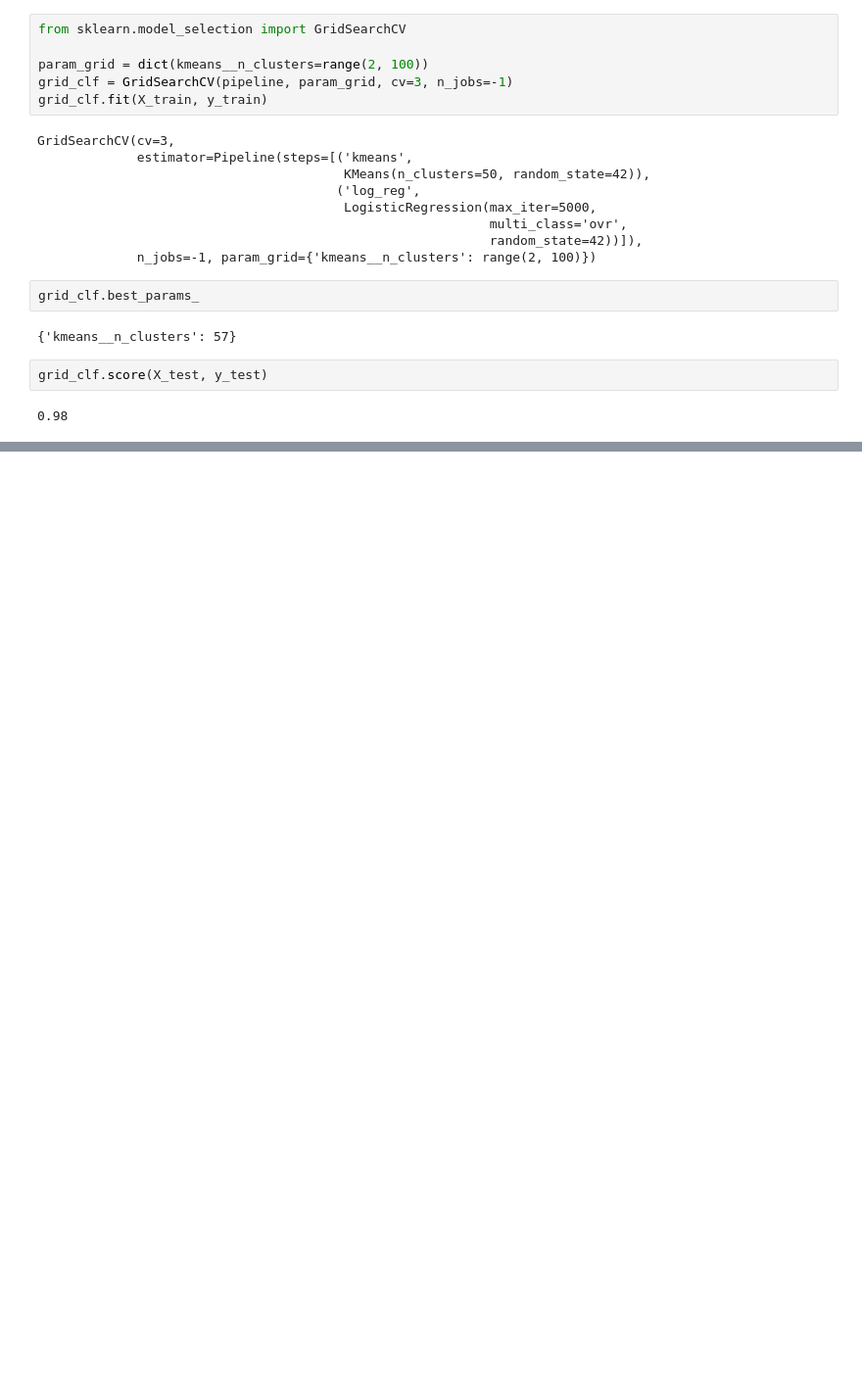
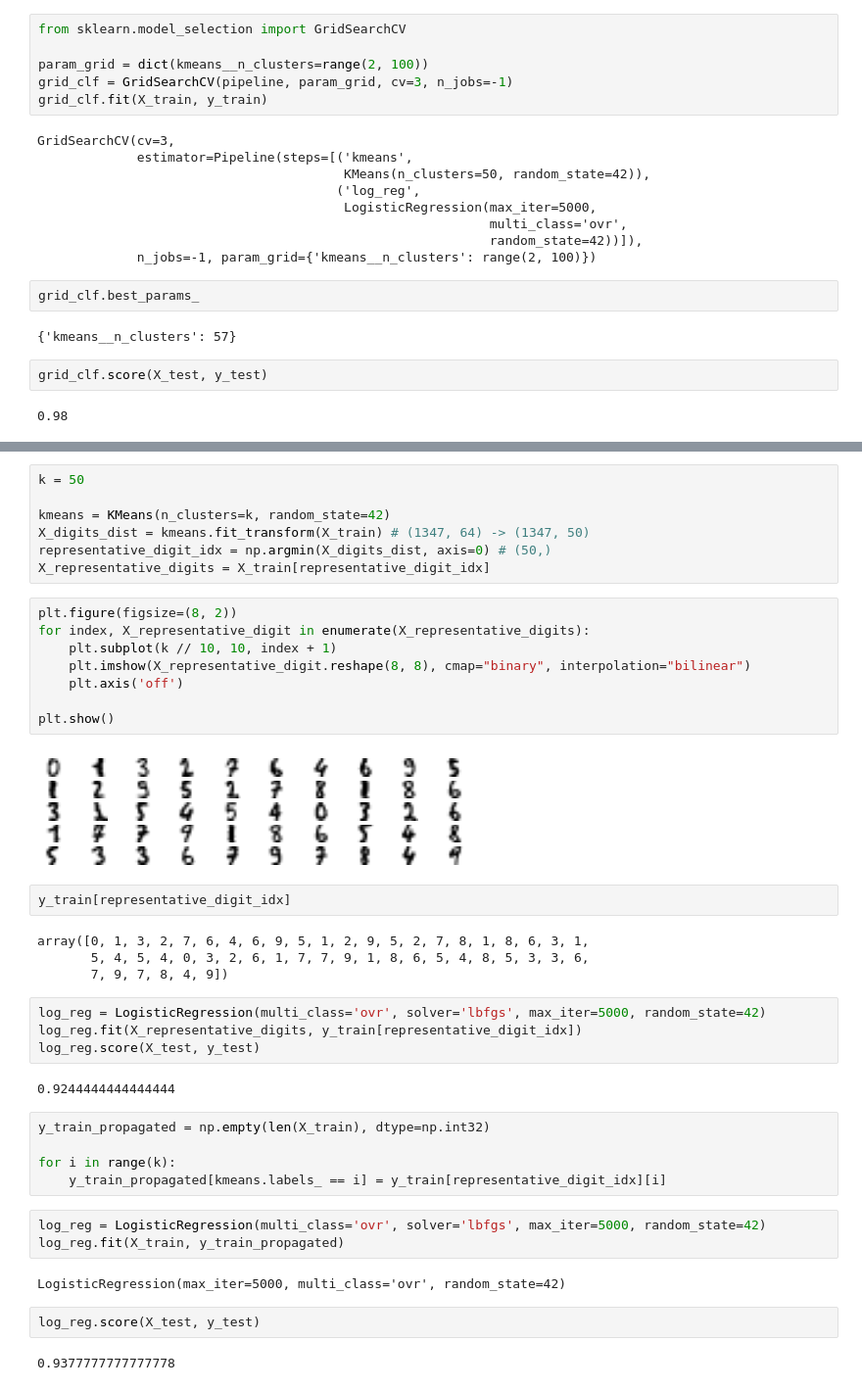
Before and after one commit to KimHS0915/hands-on-ml, a Jupyter notebook: 09/clustering_kmeans.ipynb, the cells around one changed output, grey strips where cells are left out. Shown at 98% size. Drawn from its saved outputs; the diff is of its cells as text; blank space fills up the shorter version.

Commit message:
Clustering for semi-supervised learning

```diff
--- a/09/unsupervised_learning.ipynb
+++ b/09/clustering_kmeans.ipynb
@@ -637,0 +646,43 @@ grid_clf.score(X_test, y_test)
+# %%
+k = 50
+
+kmeans = KMeans(n_clusters=k, random_state=42)
+X_digits_dist = kmeans.fit_transform(X_train) # (1347, 64) -> (1347, 50)
+representative_digit_idx = np.argmin(X_digits_dist, axis=0) # (50,)
+X_representative_digits = X_train[representative_digit_idx]
+# %%
+plt.figure(figsize=(8, 2))
+for index, X_representative_digit in enumerate(X_representative_digits):
+    plt.subplot(k // 10, 10, index + 1)
+    plt.imshow(X_representative_digit.reshape(8, 8), cmap="binary", interpolation="bilinear")
+    plt.axis('off')
+
+plt.show()
+# %% [output]
+[figure, added]
+# %%
+y_train[representative_digit_idx]
+# %% [output]
+array([0, 1, 3, 2, 7, 6, 4, 6, 9, 5, 1, 2, 9, 5, 2, 7, 8, 1, 8, 6, 3, 1,
+       5, 4, 5, 4, 0, 3, 2, 6, 1, 7, 7, 9, 1, 8, 6, 5, 4, 8, 5, 3, 3, 6,
+       7, 9, 7, 8, 4, 9])
+# %%
+log_reg = LogisticRegression(multi_class='ovr', solver='lbfgs', max_iter=5000, random_state=42)
+log_reg.fit(X_representative_digits, y_train[representative_digit_idx])
+log_reg.score(X_test, y_test)
+# %% [output]
+0.9244444444444444
+# %%
+y_train_propagated = np.empty(len(X_train), dtype=np.int32)
+
+for i in range(k):
+    y_train_propagated[kmeans.labels_ == i] = y_train[representative_digit_idx][i]
+# %%
+log_reg = LogisticRegression(multi_class='ovr', solver='lbfgs', max_iter=5000, random_state=42)
+log_reg.fit(X_train, y_train_propagated)
+# %% [output]
+LogisticRegression(max_iter=5000, multi_class='ovr', random_state=42)
+# %%
+log_reg.score(X_test, y_test)
+# %% [output]
+0.9377777777777778
```
Also changed, not shown: parts of 15 cells of this notebook.
